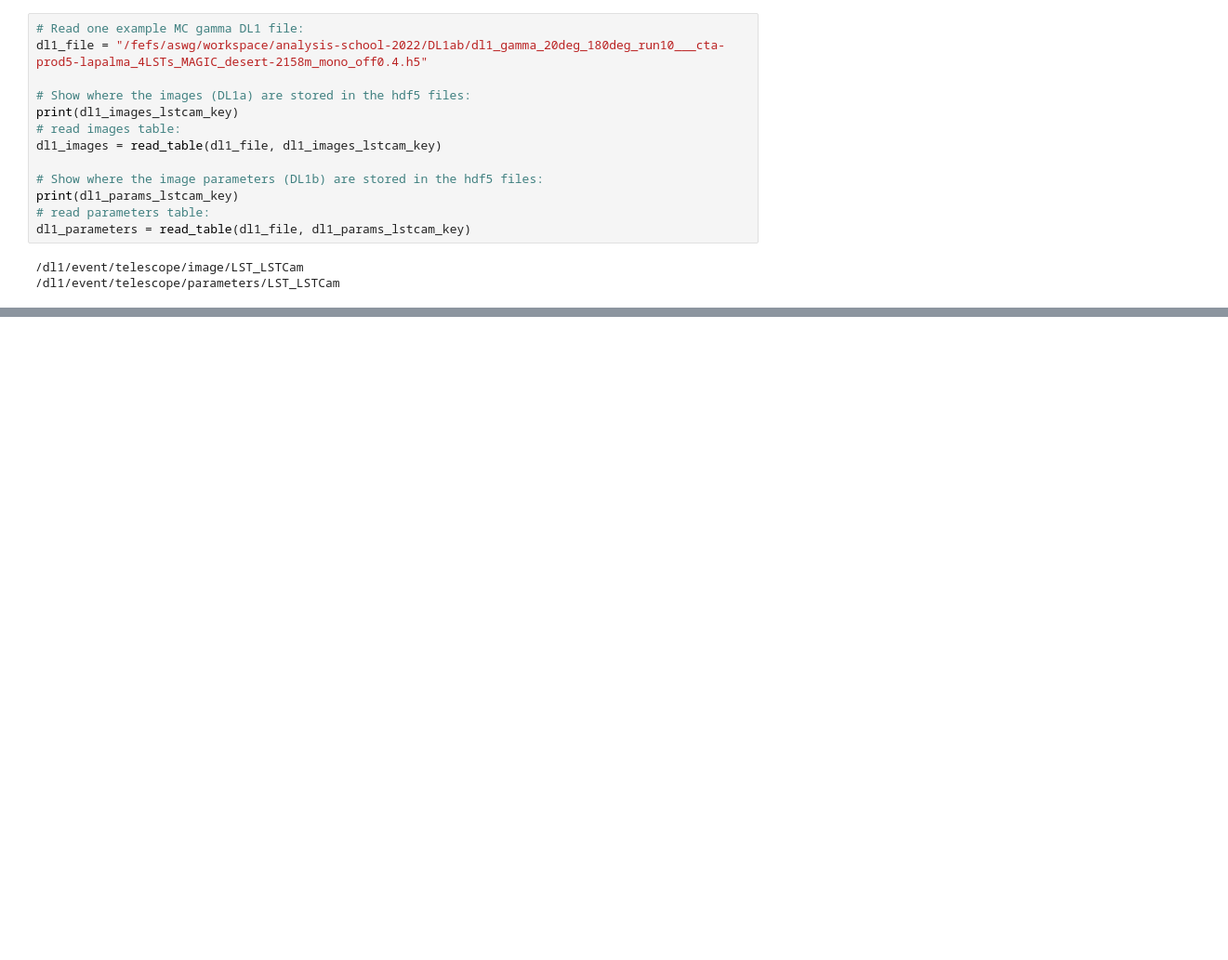
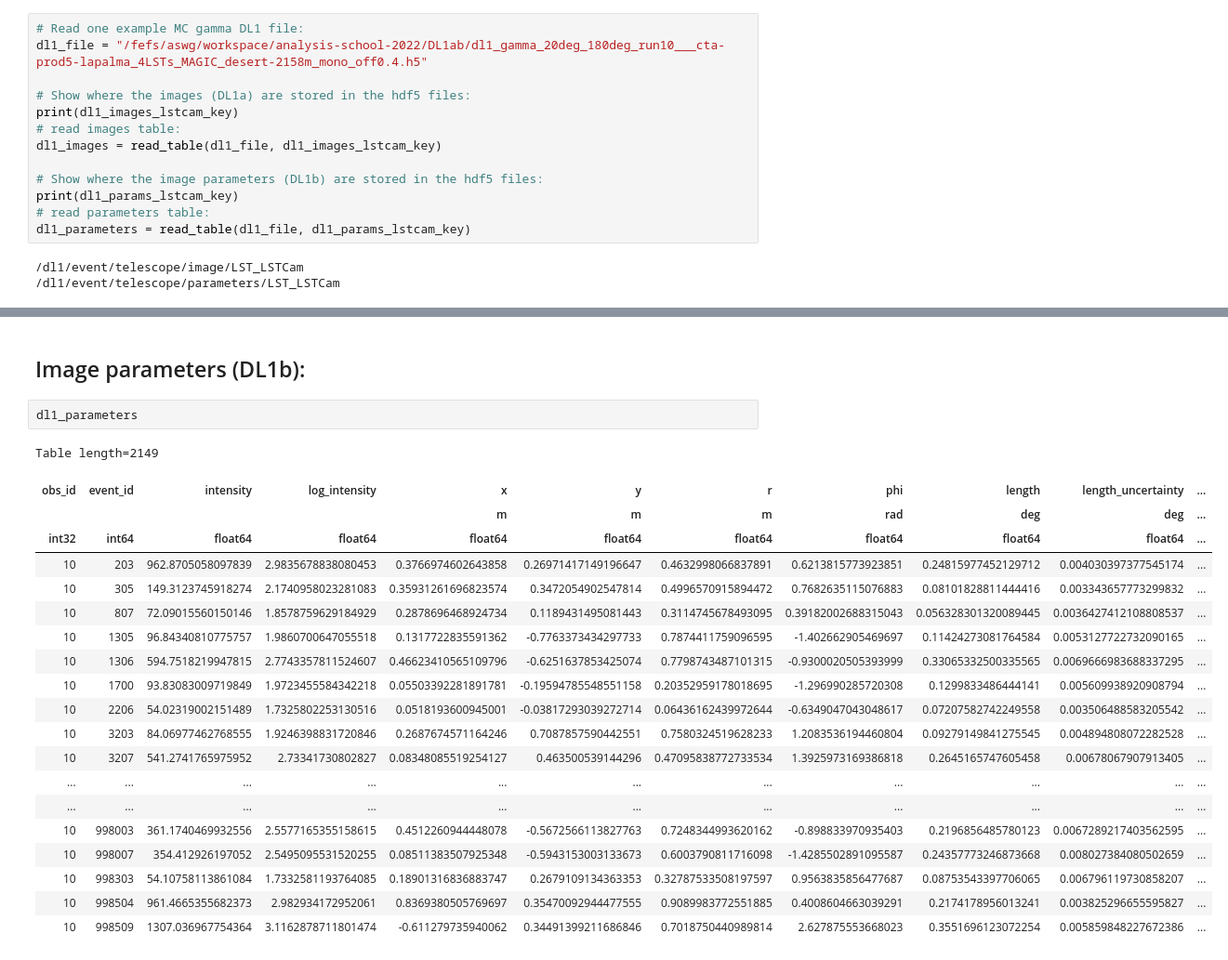
Before and after one commit to cta-observatory/2022_01_lstchain_school, a Jupyter notebook: DL1a_to_DL1b/image_parameters.ipynb, the cells around one changed output, grey strips where cells are left out. Shown: that part at 93% size. Cells and saved outputs as stored; diff of their text form; blank space fills up the shorter version.

```diff
--- a/DL1a_to_DL1b/image_parameters.ipynb
+++ b/DL1a_to_DL1b/image_parameters.ipynb
@@ -28,0 +58,25 @@ dl1_parameters = read_table(dl1_file, dl1_params_lstcam_key)
+# %% [markdown]
+## Image parameters (DL1b):
+# %%
+dl1_parameters
+# %% [output]
+Table length=2149
+| obs_id | event_id | intensity | log_intensity | x | y | r | phi | length | length_uncertainty | ... |
+|  |  |  |  | m | m | m | rad | deg | deg | ... |
+| int32 | int64 | float64 | float64 | float64 | float64 | float64 | float64 | float64 | float64 | ... |
+| 10 | 203 | 962.8705058097839 | 2.9835678838080453 | 0.3766974602643858 | 0.26971417149196647 | 0.4632998066837891 | 0.6213815773923851 | 0.24815977452129712 | 0.004030397377545174 | ... |
+| 10 | 305 | 149.3123745918274 | 2.1740958023281083 | 0.35931261696823574 | 0.3472054902547814 | 0.4996570915894472 | 0.7682635115076883 | 0.08101828811444416 | 0.003343657773299832 | ... |
+| 10 | 807 | 72.09015560150146 | 1.8578759629184929 | 0.2878696468924734 | 0.1189431495081443 | 0.3114745678493095 | 0.39182002688315043 | 0.056328301320089445 | 0.0036427412108808537 | ... |
+| 10 | 1305 | 96.84340810775757 | 1.9860700647055518 | 0.1317722835591362 | -0.7763373434297733 | 0.7874411759096595 | -1.402662905469697 | 0.11424273081764584 | 0.0053127722732090165 | ... |
+| 10 | 1306 | 594.7518219947815 | 2.7743357811524607 | 0.46623410565109796 | -0.6251637853425074 | 0.7798743487101315 | -0.9300020505393999 | 0.33065332500335565 | 0.0069666983688337295 | ... |
+| 10 | 1700 | 93.83083009719849 | 1.9723455584342218 | 0.05503392281891781 | -0.19594785548551158 | 0.20352959178018695 | -1.296990285720308 | 0.1299833486444141 | 0.005609938920908794 | ... |
+| 10 | 2206 | 54.02319002151489 | 1.7325802253130516 | 0.0518193600945001 | -0.03817293039272714 | 0.06436162439972644 | -0.6349047043048617 | 0.07207582742249558 | 0.003506488583205542 | ... |
+| 10 | 3203 | 84.06977462768555 | 1.9246398831720846 | 0.2687674571164246 | 0.7087857590442551 | 0.7580324519628233 | 1.2083536194460804 | 0.09279149841275545 | 0.004894808072282528 | ... |
+| 10 | 3207 | 541.2741765975952 | 2.73341730802827 | 0.08348085519254127 | 0.463500539144296 | 0.47095838772733534 | 1.3925973169386818 | 0.2645165747605458 | 0.00678067907913405 | ... |
+| ... | ... | ... | ... | ... | ... | ... | ... | ... | ... | ... |
+| ... | ... | ... | ... | ... | ... | ... | ... | ... | ... | ... |
+| 10 | 998003 | 361.1740469932556 | 2.5577165355158615 | 0.4512260944448078 | -0.5672566113827763 | 0.7248344993620162 | -0.898833970935403 | 0.2196856485780123 | 0.0067289217403562595 | ... |
+| 10 | 998007 | 354.412926197052 | 2.5495095531520255 | 0.08511383507925348 | -0.5943153003133673 | 0.6003790811716098 | -1.4285502891095587 | 0.24357773246873668 | 0.008027384080502659 | ... |
+| 10 | 998303 | 54.10758113861084 | 1.7332581193764085 | 0.18901316836883747 | 0.2679109134363353 | 0.32787533508197597 | 0.9563835856477687 | 0.08753543397706065 | 0.006796119730858207 | ... |
+| 10 | 998504 | 961.4665355682373 | 2.982934172952061 | 0.8369380505769697 | 0.35470092944477555 | 0.9089983772551885 | 0.4008604663039291 | 0.2174178956013241 | 0.003825296655595827 | ... |
+| 10 | 998509 | 1307.036967754364 | 3.1162878711801474 | -0.611279735940062 | 0.34491399211686846 | 0.7018750440989814 | 2.627875553668023 | 0.3551696123072254 | 0.005859848227672386 | ... |
```
Also changed, not shown: parts of 10 cells of this notebook, 2 other files.
